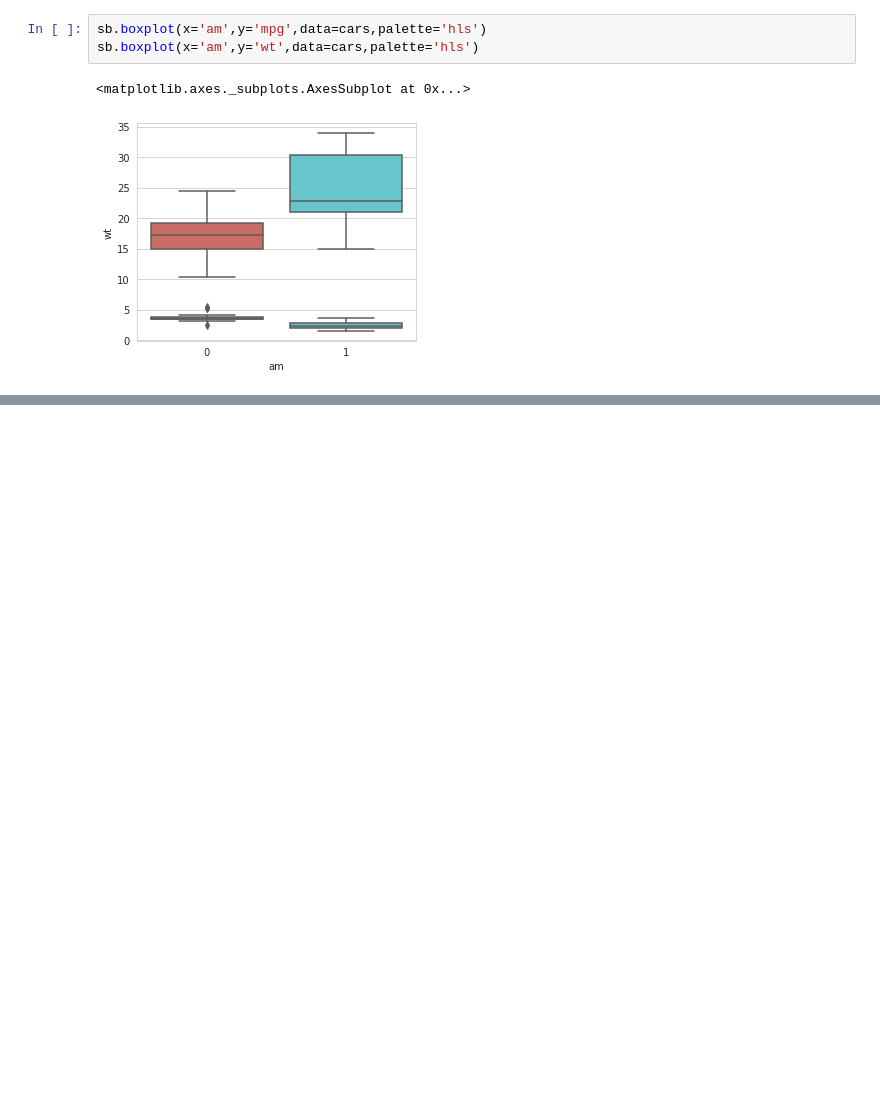
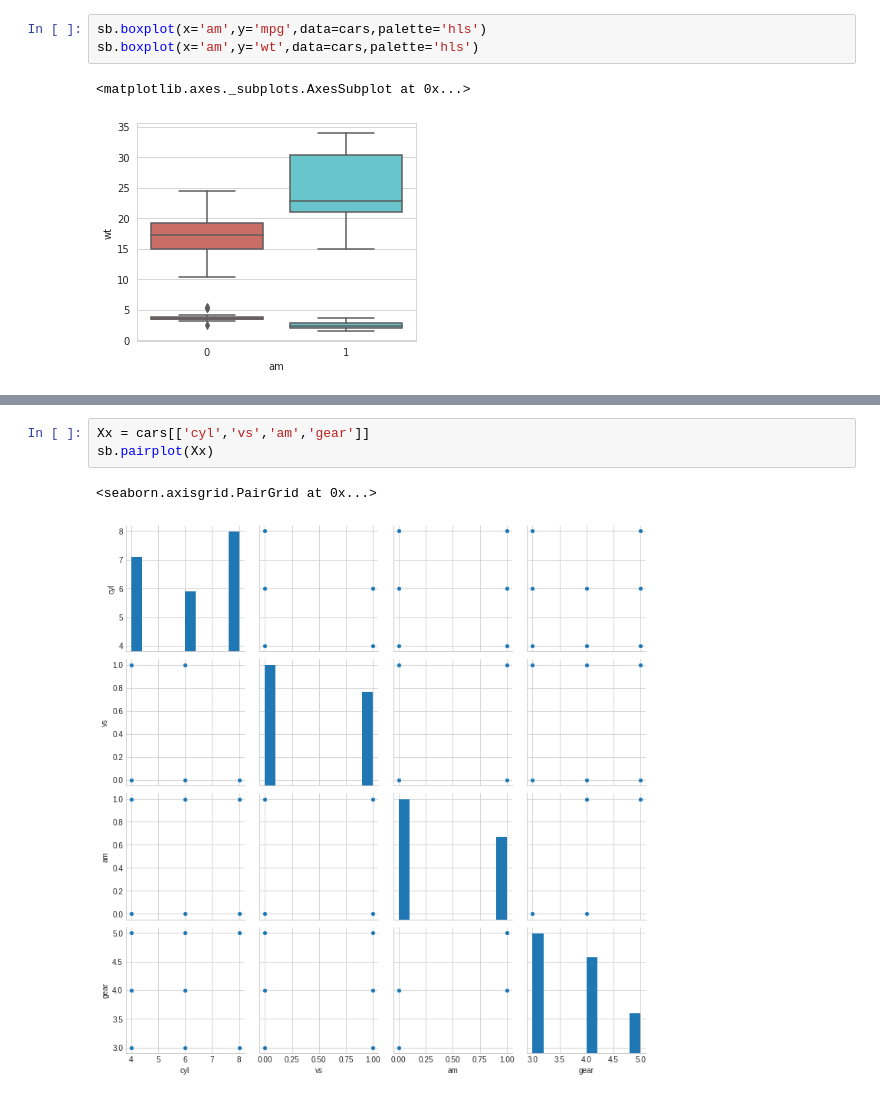
Before and after one commit to Riftabin/Exploratory-Data-Analysis, a Jupyter notebook: DATA_SCIENCE_Practice.ipynb, the cells around one changed output, grey strips where cells are left out. Drawn from its saved outputs; the diff is of its cells as text; blank space fills up the shorter version.

```diff
--- a/DATA_SCIENCE_Practice.ipynb
+++ b/DATA_SCIENCE_Practice.ipynb
@@ -172,0 +536,6 @@ sb.boxplot(x='am',y='wt',data=cars,palette='hls')
+# %%
+Xx = cars[['cyl','vs','am','gear']]
+sb.pairplot(Xx)
+# %% [output]
+<seaborn.axisgrid.PairGrid at 0x...>
+[figure, added]
```
Also changed, not shown: parts of 63 cells of this notebook.
